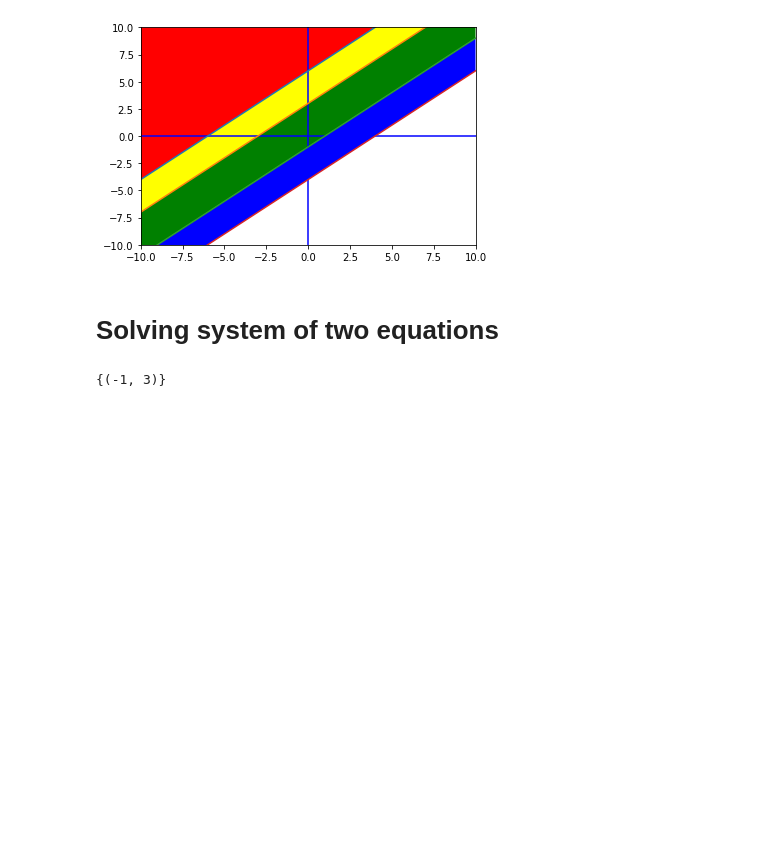
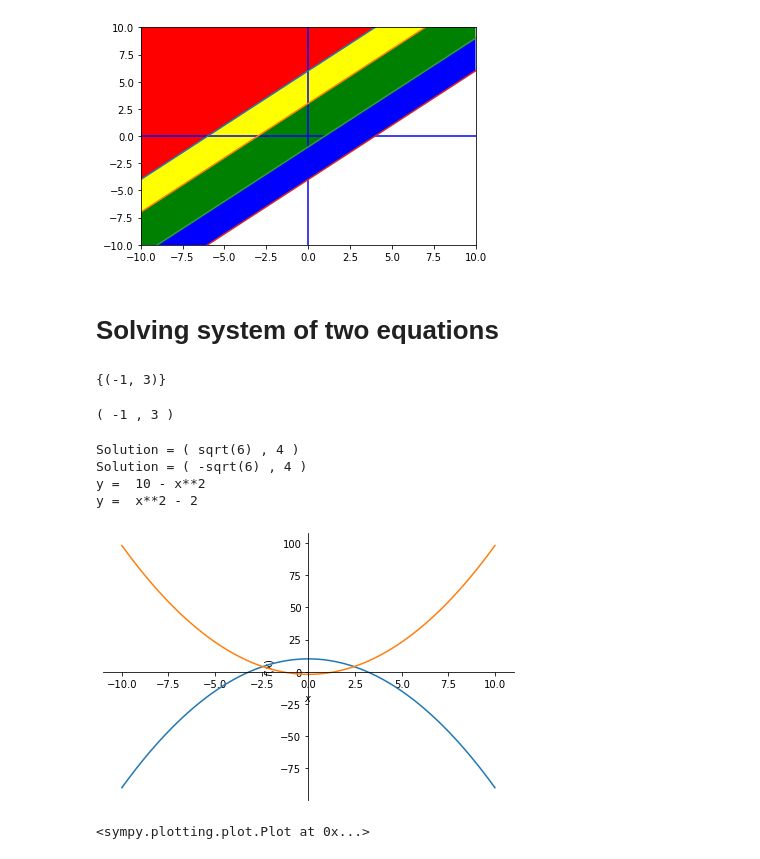
Before and after one commit to alcherniaev/college_algebra_python, a Jupyter notebook: week_1.ipynb, the cells around one changed output. Saved outputs shown, nothing was run; the diff lists cells and outputs as text; code cells hidden in the pictures; blank space fills up the shorter version.

```diff
--- a/week_1.ipynb
+++ b/week_1.ipynb
@@ -939,3 +939,73 @@ second = x - 2*y + 7
 print(linsolve([first, second], (x, y)))
 # %% [output]
 {(-1, 3)}
+# %%
+# Nicer looking output
+
+from sympy import *
+
+x,y = symbols('x y')
+
+first = 2*x + y - 1
+second = x - 2*y + 7
+
+
+# parse finite set answer as coordinate pair
+solution = linsolve([first, second], (x, y))
+x_solution = solution.args[0][0]
+y_solution = solution.args[0][1]
+
+# Print a coordinate pair
+print("(", x_solution, ",", y_solution, ")")
+# %% [output]
+( -1 , 3 )
+# %%
+# Solve and graph. Factor to change from "`0 = `" to "`y = `" preparing to graph
+# sympy has it's own graph (vs pyplot)
+from sympy import *
+from sympy.plotting import plot
+from sympy import sqrt
+
+var('x y')
+
+# First equation set equal to zero, ready to solve
+first = -x**2 - y + 10
+#first = sqrt(x) - y
+
+#Second equation set equal to zero, ready to solve
+second = 2*x**2 - 2*y - 4
+#second = -x + 5 - y
+
+# Solve - can be linear or nonlinear equations
+solution = nonlinsolve([first, second], (x, y))
+for a in range(len(solution.args)):
+    x_solution = solution.args[a][0]
+    y_solution = solution.args[a][1]
+    print("Solution = (", x_solution, ",", y_solution, ")")
+
+# Sympy syntax for equation equal to zero, ready to factor
+y_first = Eq(first,0)
+
+# Sympy solve for y
+y1 = solve(y_first,y)
+
+# Same two steps for second equation
+y_second = Eq(second,0)
+y2 = solve(y_second,y)
+
+# Show factored results
+print("y = ", y1[0])
+print("y = ", y2[0])
+
+# Plot solution
+x = symbols('x')
+xmin = -10
+xmax = 10
+plot(y1[0], y2[0], (x,xmin,xmax))
+# %% [output]
+Solution = ( sqrt(6) , 4 )
+Solution = ( -sqrt(6) , 4 )
+y =  10 - x**2
+y =  x**2 - 2
+[figure, added]
+<sympy.plotting.plot.Plot at 0x...>
```
